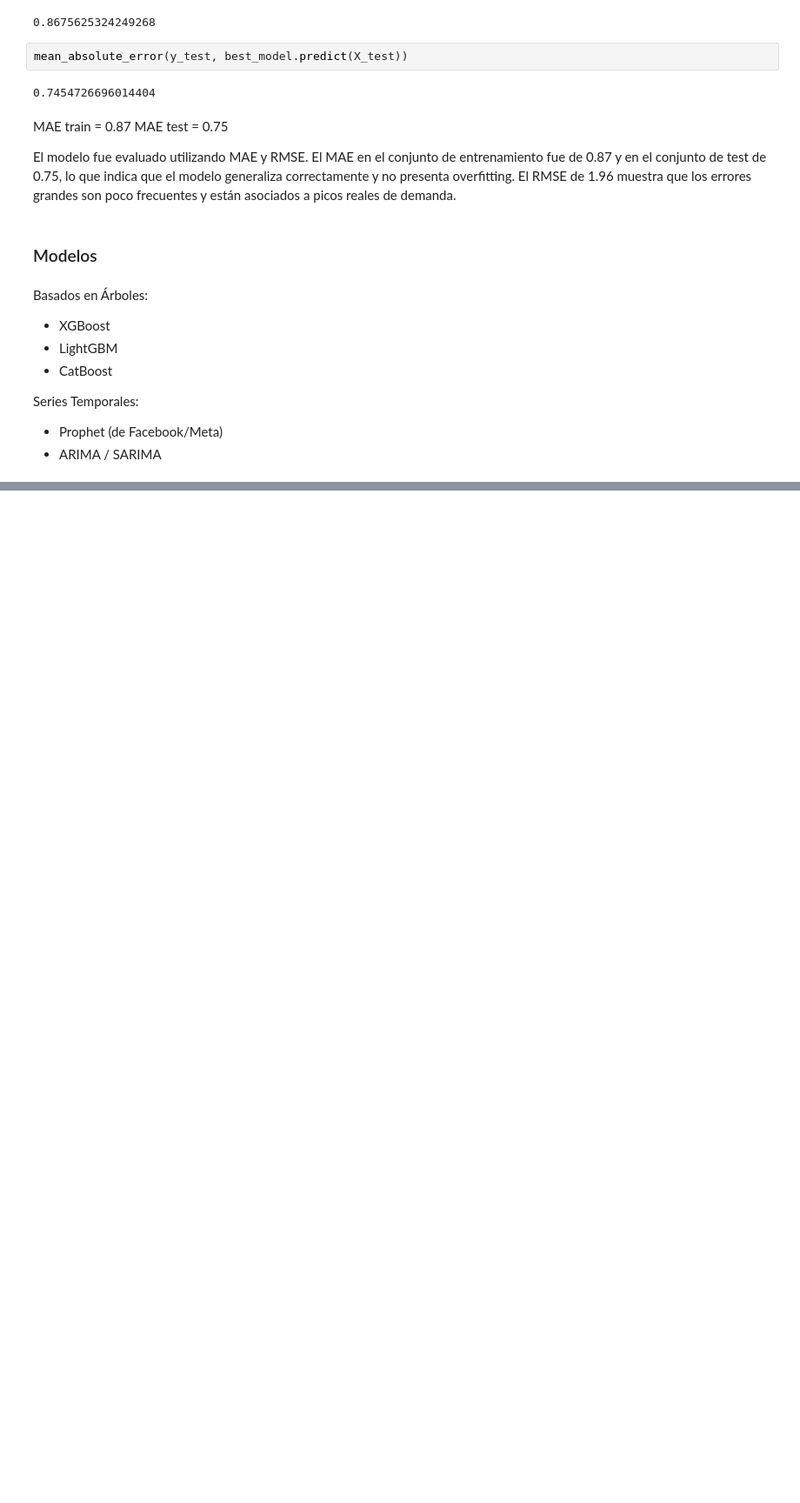
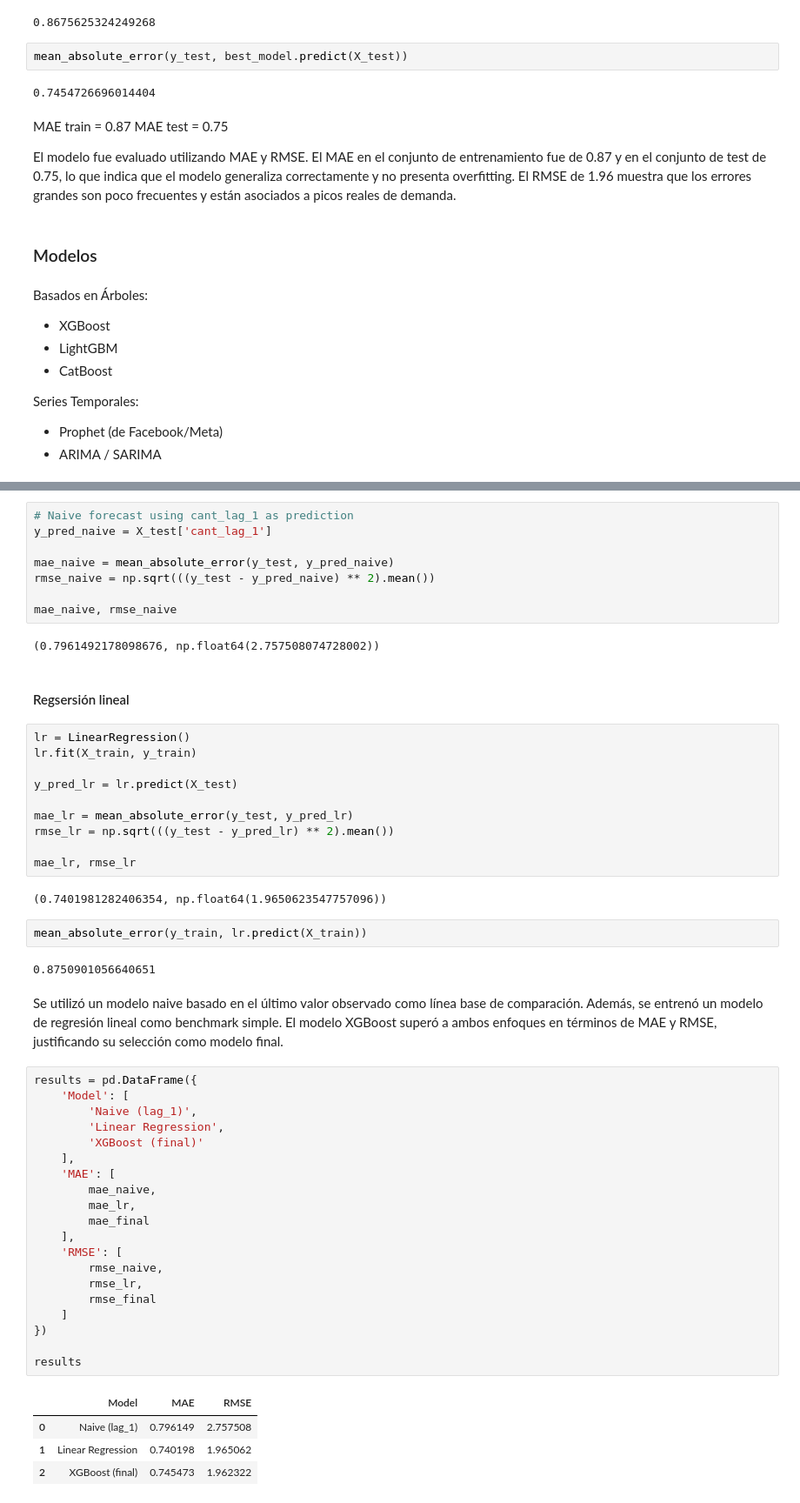
Before and after one commit to 4GeeksAcademy/sp-ml-20-final-project-g2, a Jupyter notebook: src/eda-ineta.ipynb, the cells around one changed output, grey strips where cells are left out. Shown at 87% size. Drawn from its saved outputs; the diff is of its cells as text; blank space fills up the shorter version.

Commit message:
entrenando varios modelos

```diff
--- a/src/eda-ineta.ipynb
+++ b/src/eda-ineta.ipynb
@@ -1422,0 +1311,55 @@ See the caveats in the documentation: https://pandas.pydata.org/pandas-docs/stab
+# %%
+# Naive forecast using cant_lag_1 as prediction
+y_pred_naive = X_test['cant_lag_1']
+
+mae_naive = mean_absolute_error(y_test, y_pred_naive)
+rmse_naive = np.sqrt(((y_test - y_pred_naive) ** 2).mean())
+
+mae_naive, rmse_naive
+# %% [output]
+(0.7961492178098676, np.float64(2.757508074728002))
+# %% [markdown]
+#### Regsersión lineal
+# %%
+lr = LinearRegression()
+lr.fit(X_train, y_train)
+
+y_pred_lr = lr.predict(X_test)
+
+mae_lr = mean_absolute_error(y_test, y_pred_lr)
+rmse_lr = np.sqrt(((y_test - y_pred_lr) ** 2).mean())
+
+mae_lr, rmse_lr
+# %% [output]
+(0.7401981282406354, np.float64(1.9650623547757096))
+# %%
+mean_absolute_error(y_train, lr.predict(X_train))
+# %% [output]
+0.8750901056640651
+# %% [markdown]
+Se utilizó un modelo naive basado en el último valor observado como línea base de comparación. Además, se entrenó un modelo de regresión lineal como benchmark simple. El modelo XGBoost superó a ambos enfoques en términos de MAE y RMSE, justificando su selección como modelo final.
+# %%
+results = pd.DataFrame({
+    'Model': [
+        'Naive (lag_1)',
+        'Linear Regression',
+        'XGBoost (final)'
+    ],
+    'MAE': [
+        mae_naive,
+        mae_lr,
+        mae_final
+    ],
+    'RMSE': [
+        rmse_naive,
+        rmse_lr,
+        rmse_final
+    ]
+})
+
+results
+# %% [output]
+|  | Model | MAE | RMSE |
+| 0 | Naive (lag_1) | 0.796149 | 2.757508 |
+| 1 | Linear Regression | 0.740198 | 1.965062 |
+| 2 | XGBoost (final) | 0.745473 | 1.962322 |
```
Also changed, not shown: parts of 11 cells of this notebook.
